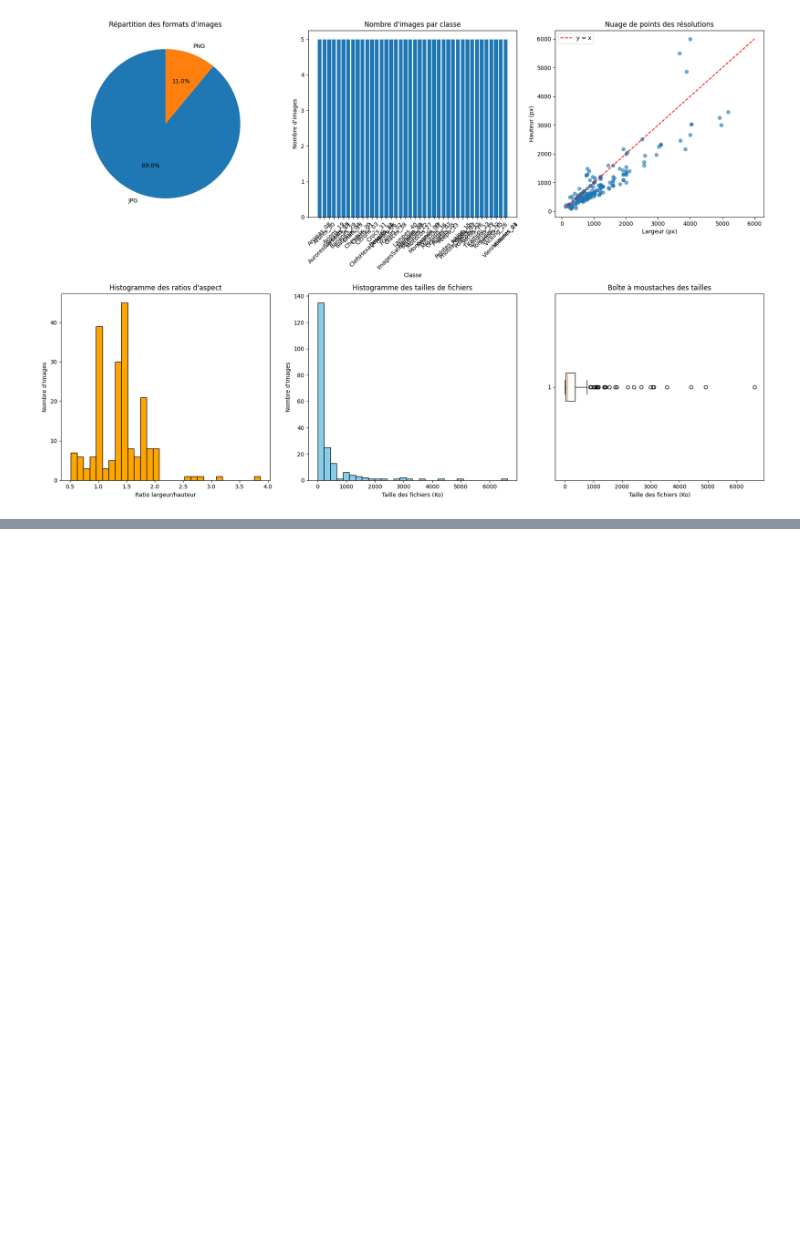
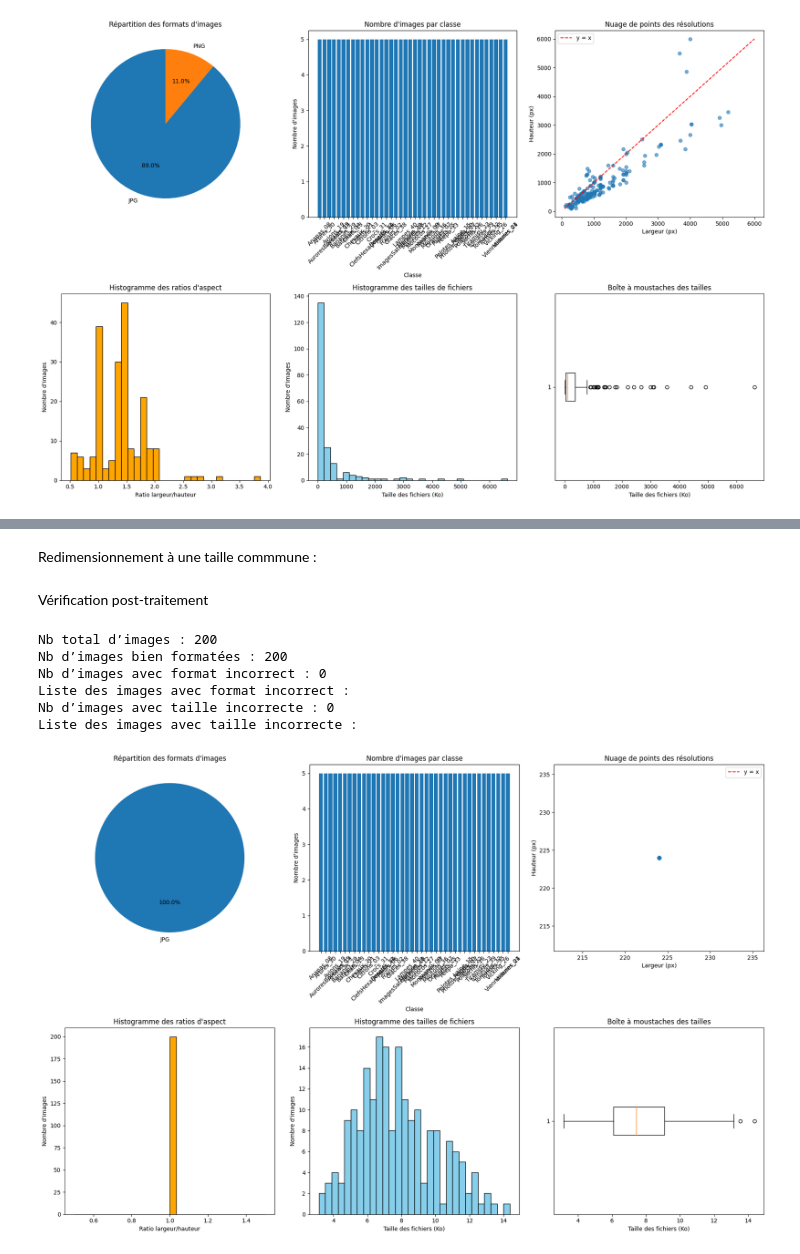
Before and after one commit to Bertrando51100/INFO0911, a Jupyter notebook: fonctions.ipynb, the cells around one changed output, grey strips where cells are left out. Drawn from its saved outputs; the diff is of its cells as text; code cells hidden in the pictures; blank space fills up the shorter version.

```diff
--- a/fonctions.ipynb
+++ b/fonctions.ipynb
@@ -579,0 +625,2 @@ tableau_de_bord("BD_images")
+# %% [markdown]
+Redimensionnement à une taille commmune :
@@ -579,0 +665,70 @@ tableau_de_bord("BD_images")
+# %% [markdown]
+Vérification post-traitement
+# %%
+def verifier_harmonisation(base, format=".jpg", taille=(224, 224)):
+    """
+    Vérifie que tous les fichiers ont bien le format choisi et que toutes les images ont bien les dimensions fixées.
+    Retourne un rapport :
+    - Nb total d’images
+    - Nb d’images bien formatées
+    - Nb d’images avec format incorrect + liste
+    - Nb d’images avec taille incorrecte + liste
+    """
+    import os
+    from PIL import Image
+
+    extensions = ('.jpg', '.jpeg', '.png', '.bmp', '.gif')
+    total = 0
+    bien_format = 0
+    format_incorrect = []
+    taille_incorrecte = []
+
+    for root, dirs, files in os.walk(base):
+        for f in files:
+            ext = os.path.splitext(f)[1].lower()
+            if ext in extensions:
+                total += 1
+                chemin = os.path.join(root, f)
+                # Vérification du format
+                if ext != format:
+                    format_incorrect.append(chemin)
+                else:
+                    try:
+                        with Image.open(chemin) as img:
+                            if img.size == taille:
+                                bien_format += 1
+                            else:
+                                taille_incorrecte.append(chemin)
+                    except Exception as e:
+                        taille_incorrecte.append(chemin)
+
+    rapport = {
+        "Nb total d’images": total,
+        "Nb d’images bien formatées": bien_format,
+        "Nb d’images avec format incorrect": len(format_incorrect),
+        "Liste des images avec format incorrect": format_incorrect,
+        "Nb d’images avec taille incorrecte": len(taille_incorrecte),
+        "Liste des images avec taille incorrecte": taille_incorrecte
+    }
+    return rapport
+
+# Exemple d'utilisation :
+rapport = verifier_harmonisation("BD_images_resized", format=".jpg", taille=(224, 224))
+for k, v in rapport.items():
+    if isinstance(v, list):
+        print(f"{k} :")
+        for img in v:
+            print("  ", img)
+    else:
+        print(f"{k} : {v}")
+# %% [output]
+Nb total d’images : 200
+Nb d’images bien formatées : 200
+Nb d’images avec format incorrect : 0
+Liste des images avec format incorrect :
+Nb d’images avec taille incorrecte : 0
+Liste des images avec taille incorrecte :
+# %%
+tableau_de_bord("BD_images_resized")
+# %% [output]
+[figure, added]
```
Also changed, not shown: parts of 4 cells of this notebook.
